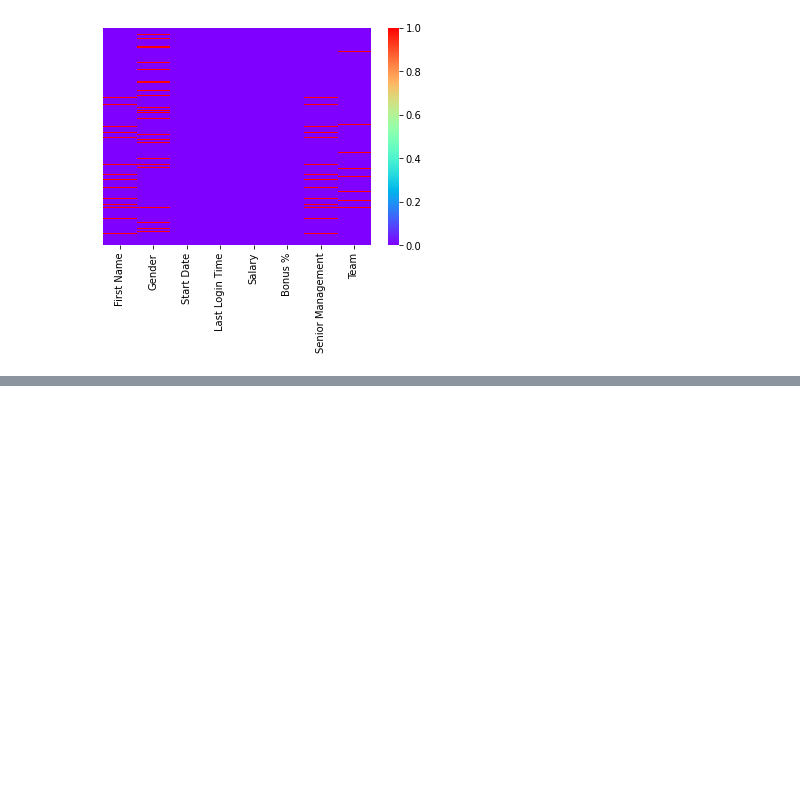
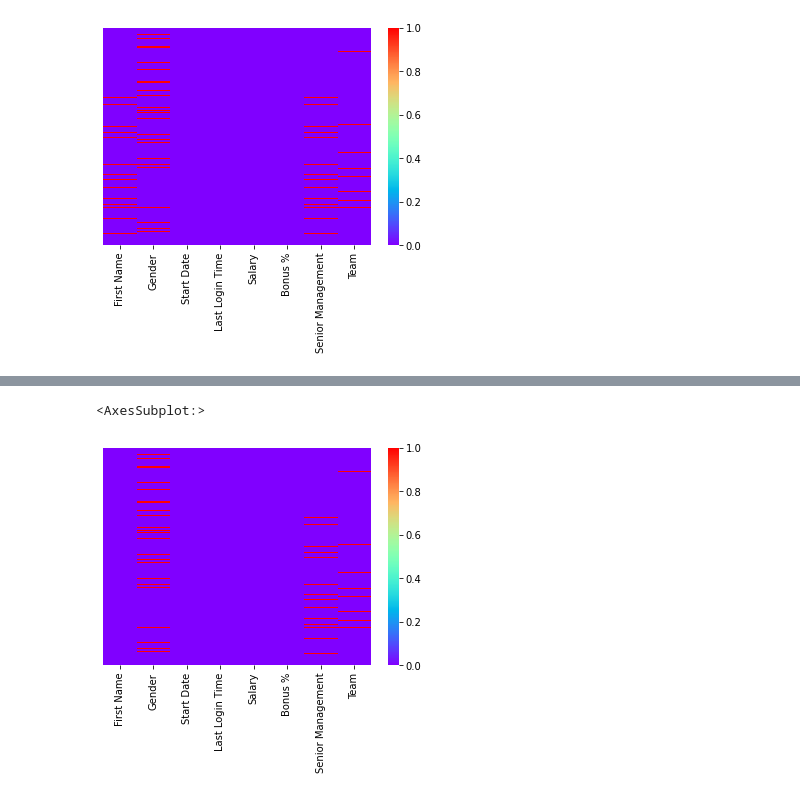
Before and after one commit to prakharjadaun/ML-Learn-With-Me, a Jupyter notebook: 07 - Handling Missing Data.ipynb, the cells around one changed output, grey strips where cells are left out. Drawn from its saved outputs; the diff is of its cells as text; code cells hidden in the pictures; blank space fills up the shorter version.

```diff
--- a/07 - Handling Missing Data.ipynb
+++ b/07 - Handling Missing Data.ipynb
@@ -152,0 +155,4 @@ sns.heatmap(df.isnull(),cmap='rainbow',yticklabels=False)
+# %%
+# reading our dataset again
+df = pd.read_csv(r"Data set\employees.csv")
+df.head(10)
@@ -152,0 +212,3 @@ sns.heatmap(df.isnull(),cmap='rainbow',yticklabels=False)
+# %%
+# Suppose if we want to replace the missing values as 'Not Known'
+df['First Name'] = df['First Name'].fillna('Not Known')
@@ -152,0 +230,6 @@ sns.heatmap(df.isnull(),cmap='rainbow',yticklabels=False)
+# %%
+# we can notice that First Name column has no missing data
+sns.heatmap(df.isnull(),cmap='rainbow',yticklabels=False)
+# %% [output]
+<AxesSubplot:>
+[figure, added]
```
Also changed, not shown: parts of 10 cells of this notebook, 1 other file.
